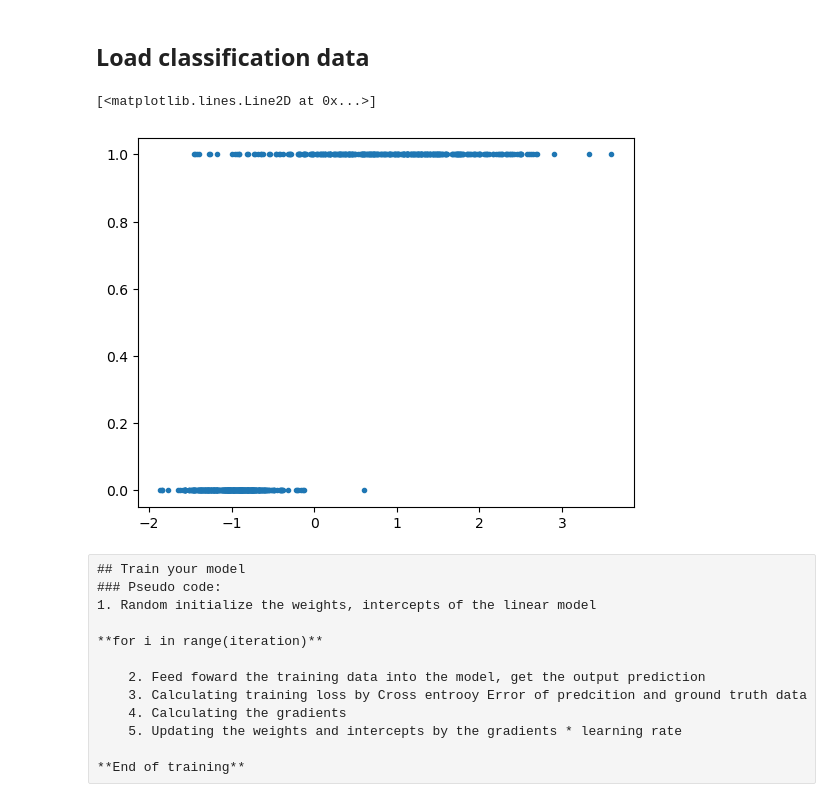
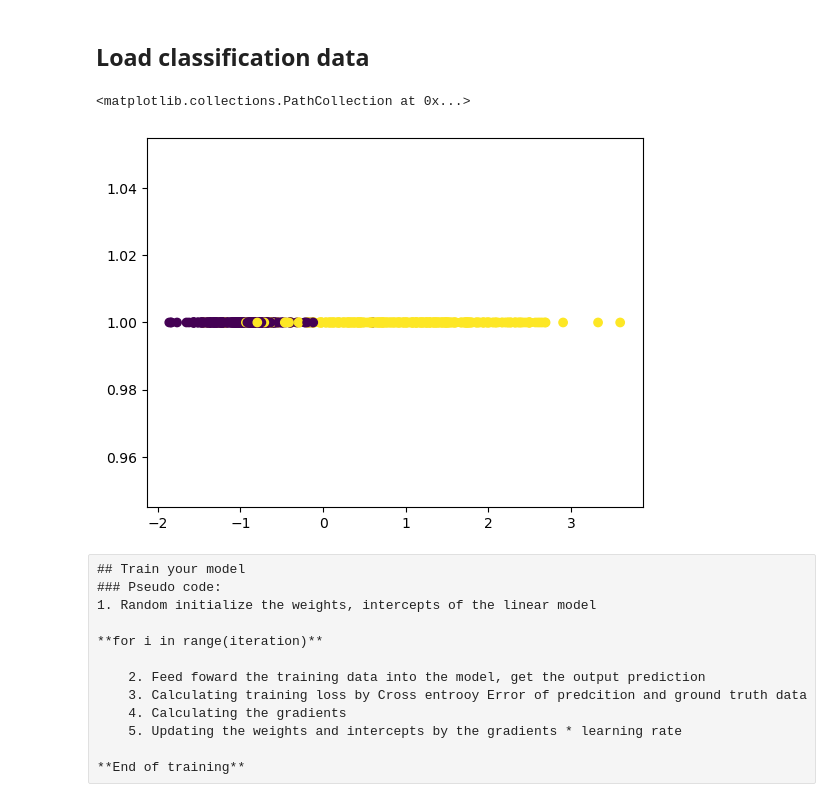
Before and after one commit to cassie0206/Tabular-Playground-Series--Aug-2022-on-Kaggle, a Jupyter notebook: HW1/HW1.ipynb, the cells around one changed output. Drawn from its saved outputs; the diff is of its cells as text; code cells hidden in the pictures.

Commit message:
update figure

```diff
--- a/HW1/HW1.ipynb
+++ b/HW1/HW1.ipynb
@@ -46,10 +46,10 @@ print(Mean_square_error(y_test, y_pred))
 # %%
 x_train, x_test, y_train, y_test = np.load('classification_data.npy', allow_pickle=True)
 # %%
-plt.plot(x_train, y_train, '.')
+plt.scatter(x_train, np.ones_like(x_train), c=y_train)
 # %% [output]
-[<matplotlib.lines.Line2D at 0x...>]
+<matplotlib.collections.PathCollection at 0x...>
-[figure, old version]
+[figure, new version]
 # %% [raw]
 ## Train your model
 ### Pseudo code:
```
